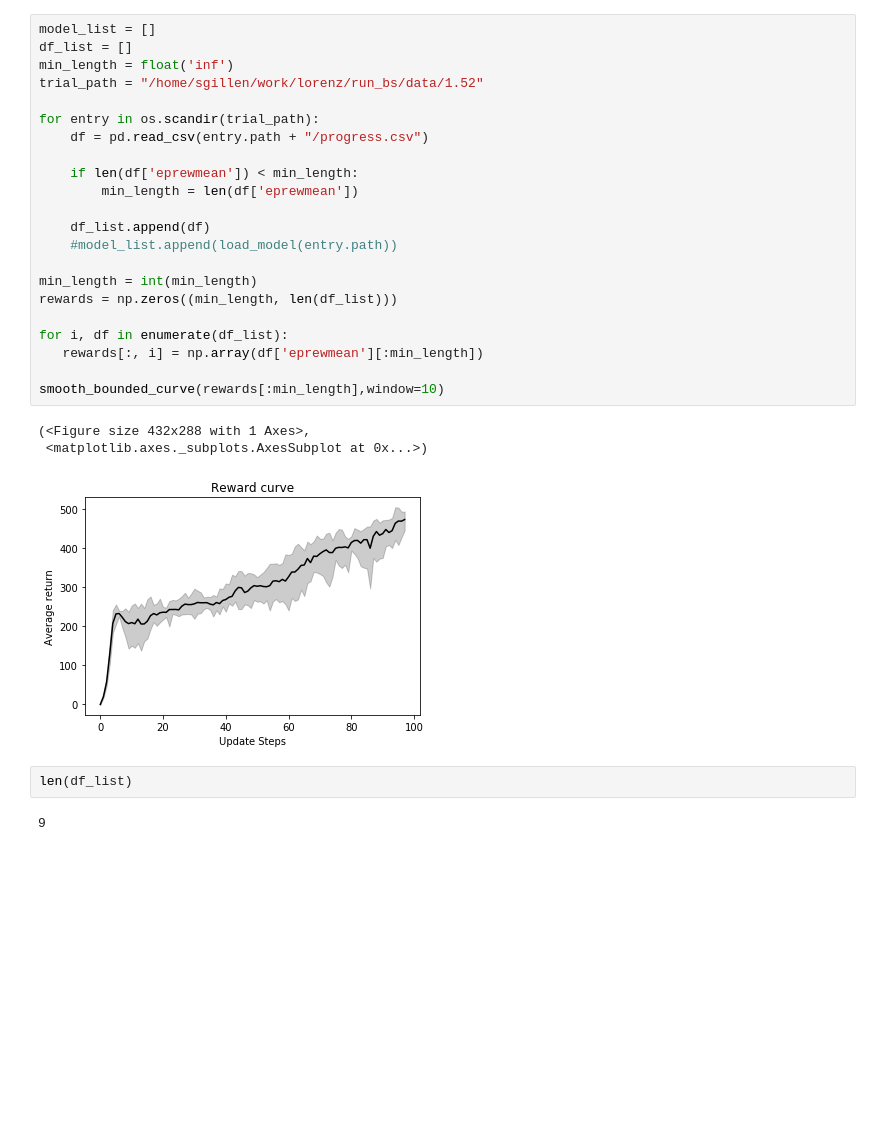
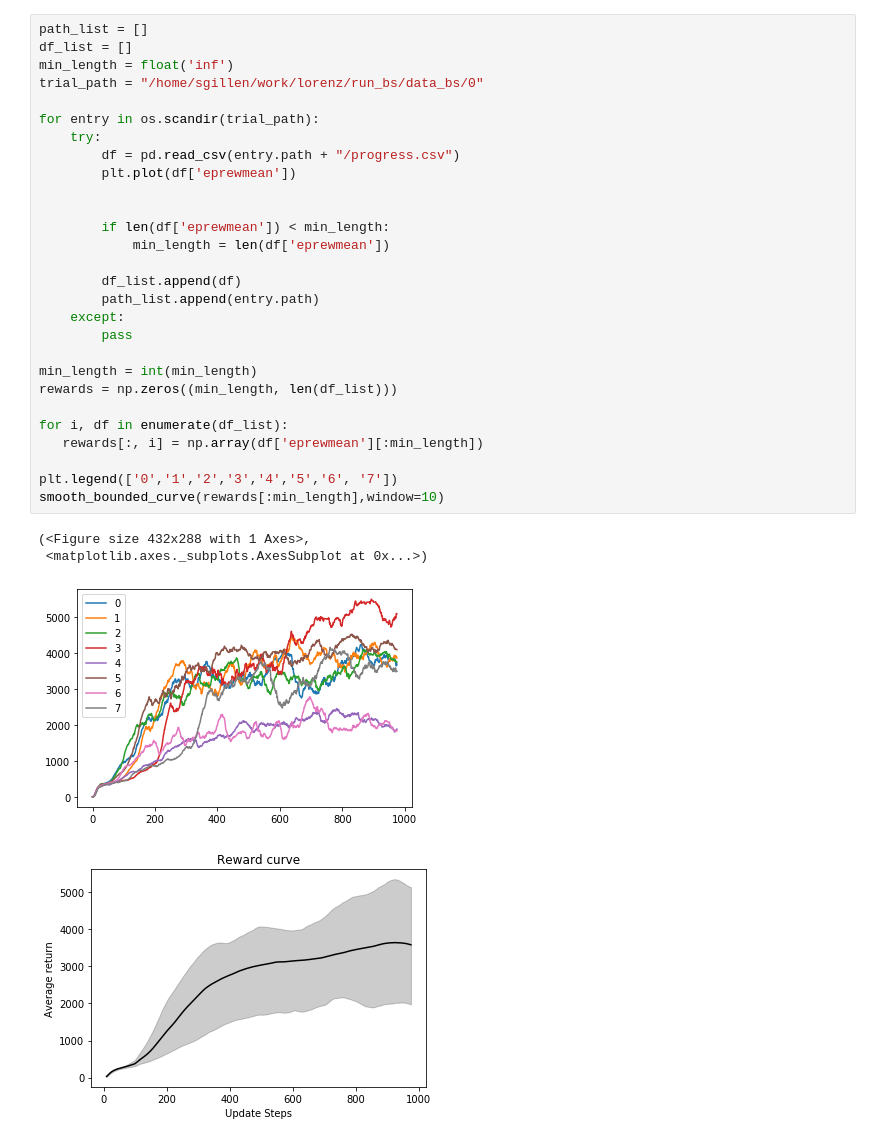
Before and after one commit to sgillen/lorenz, a Jupyter notebook: run_bs/analyze_walker.ipynb, the cells around one changed output. Cells and saved outputs as stored; diff of their text form; blank space fills up the shorter version.

```diff
--- a/run_bs/analyze_walker.ipynb
+++ b/run_bs/analyze_walker.ipynb
@@ -7,30 +11,33 @@ from seagul.plot import smooth_bounded_curve
 # %%
-model_list = []
+path_list = []
 df_list = []
 min_length = float('inf')
-trial_path = "/home/sgillen/work/lorenz/run_bs/data/1.52"
+trial_path = "/home/sgillen/work/lorenz/run_bs/data_bs/0"
 
 for entry in os.scandir(trial_path):
-    df = pd.read_csv(entry.path + "/progress.csv")
+    try:
+        df = pd.read_csv(entry.path + "/progress.csv")
+        plt.plot(df['eprewmean'])
 
-    if len(df['eprewmean']) < min_length:
-        min_length = len(df['eprewmean'])
 
-    df_list.append(df)
-    #model_list.append(load_model(entry.path))
+        if len(df['eprewmean']) < min_length:
+            min_length = len(df['eprewmean'])
+
+        df_list.append(df)
+        path_list.append(entry.path)
+    except:
+        pass
 
 min_length = int(min_length)
 rewards = np.zeros((min_length, len(df_list)))
 
 for i, df in enumerate(df_list):
    rewards[:, i] = np.array(df['eprewmean'][:min_length])
 
+plt.legend(['0','1','2','3','4','5','6', '7'])
 smooth_bounded_curve(rewards[:min_length],window=10)
 # %% [output]
 (<Figure size 432x288 with 1 Axes>,
  <matplotlib.axes._subplots.AxesSubplot at 0x...>)
-[figure, old version]
+[figure, new version]
+[figure, added]
-# %%
-len(df_list)
-# %% [output]
-9
```
Also changed, not shown: parts of 5 cells of this notebook, 3 other files.
